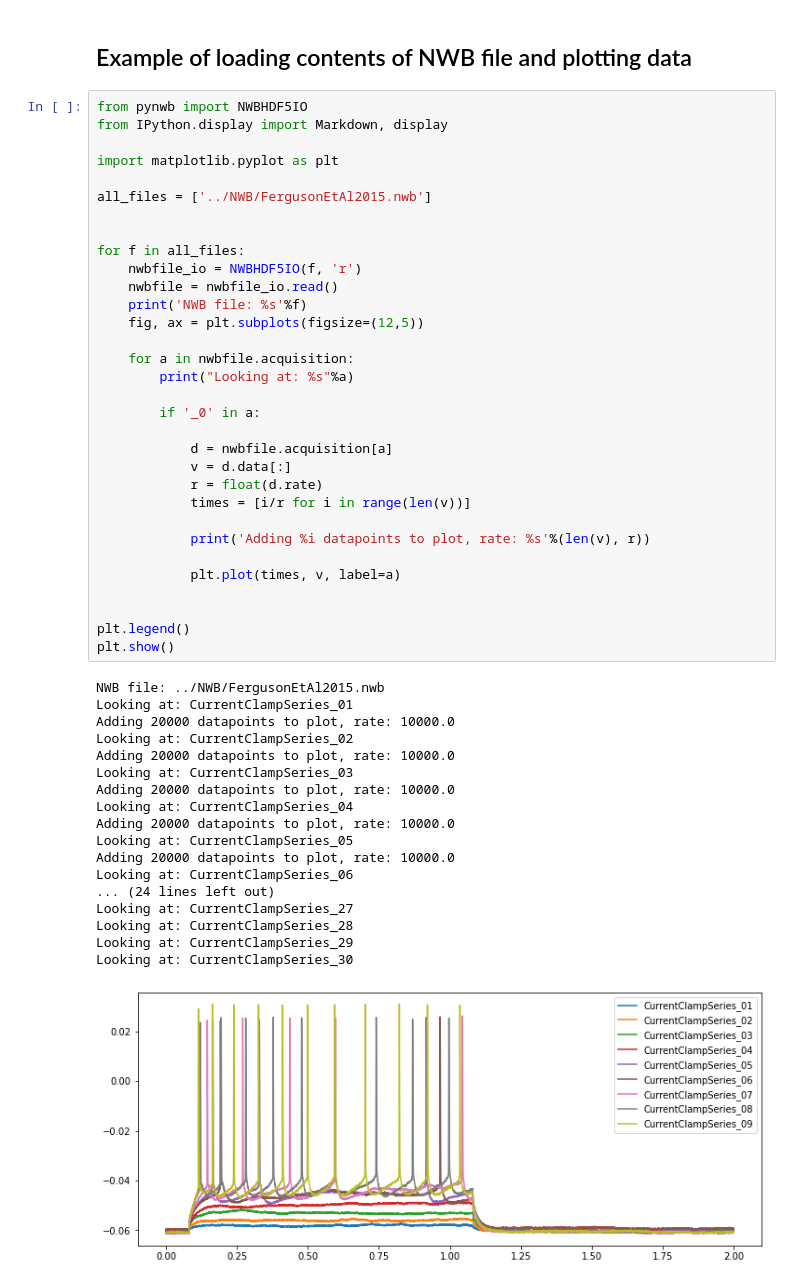
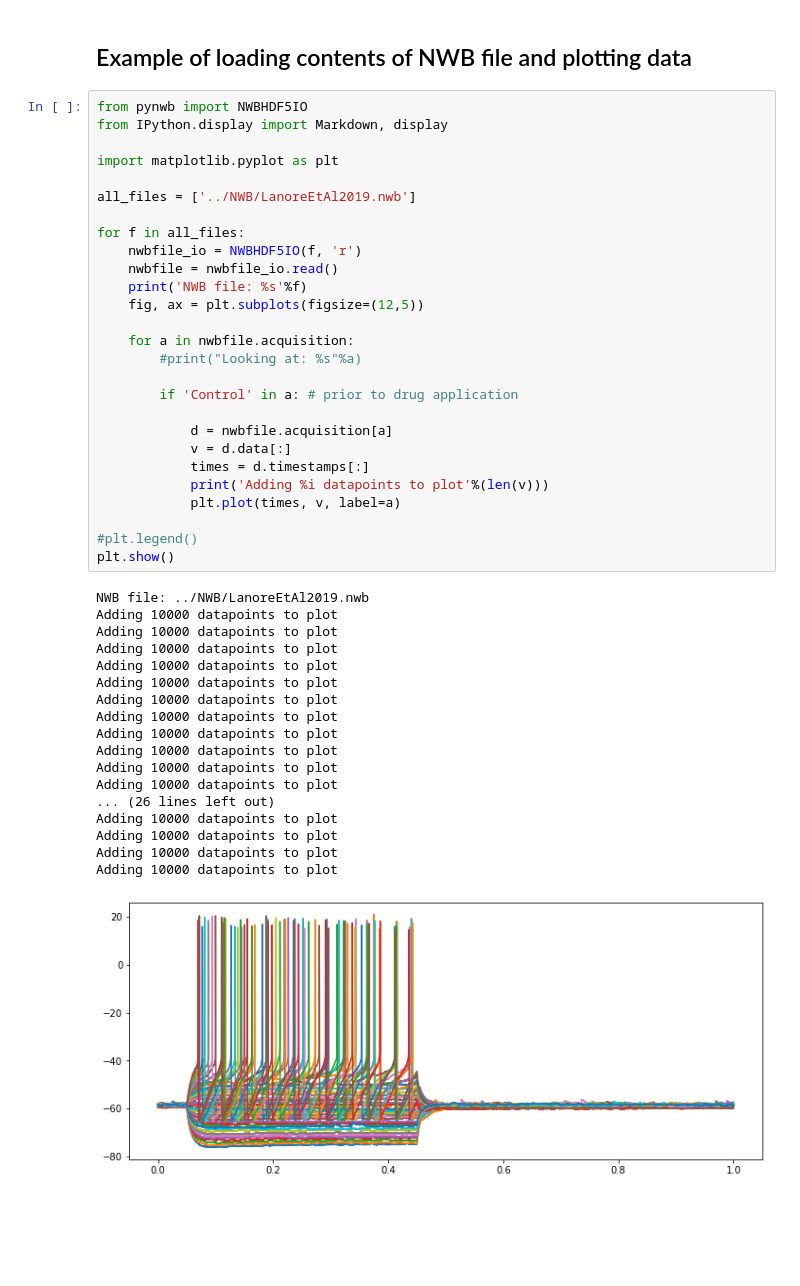
Before and after one commit to OpenSourceBrain/OSBv2_Showcase, a Jupyter notebook: notebooks/LoadNWBData.ipynb, the cells around one changed output. Saved outputs shown, nothing was run; the diff lists cells and outputs as text; blank space fills up the shorter version.

```diff
--- a/notebooks/LoadNWBData.ipynb
+++ b/notebooks/LoadNWBData.ipynb
@@ -3,51 +3,46 @@
 # %%
 from pynwb import NWBHDF5IO
 from IPython.display import Markdown, display
 
 import matplotlib.pyplot as plt
 
-all_files = ['../NWB/FergusonEtAl2015.nwb']
-
+all_files = ['../NWB/LanoreEtAl2019.nwb']
 
 for f in all_files:
     nwbfile_io = NWBHDF5IO(f, 'r')
     nwbfile = nwbfile_io.read()
     print('NWB file: %s'%f)
     fig, ax = plt.subplots(figsize=(12,5))
 
     for a in nwbfile.acquisition:
-        print("Looking at: %s"%a)
+        #print("Looking at: %s"%a)
 
-        if '_0' in a:
+        if 'Control' in a: # prior to drug application
 
             d = nwbfile.acquisition[a]
             v = d.data[:]
-            r = float(d.rate)
-            times = [i/r for i in range(len(v))]
-
-            print('Adding %i datapoints to plot, rate: %s'%(len(v), r))
-
+            times = d.timestamps[:]
+            print('Adding %i datapoints to plot'%(len(v)))
             plt.plot(times, v, label=a)
 
-
-plt.legend()
+#plt.legend()
 plt.show()
 # %% [output]
-NWB file: ../NWB/FergusonEtAl2015.nwb
-Looking at: CurrentClampSeries_01
-Adding 20000 datapoints to plot, rate: 10000.0
-Looking at: CurrentClampSeries_02
-Adding 20000 datapoints to plot, rate: 10000.0
-Looking at: CurrentClampSeries_03
-Adding 20000 datapoints to plot, rate: 10000.0
-Looking at: CurrentClampSeries_04
-Adding 20000 datapoints to plot, rate: 10000.0
-Looking at: CurrentClampSeries_05
-Adding 20000 datapoints to plot, rate: 10000.0
-Looking at: CurrentClampSeries_06
-... (24 lines left out)
-Looking at: CurrentClampSeries_27
-Looking at: CurrentClampSeries_28
-Looking at: CurrentClampSeries_29
-Looking at: CurrentClampSeries_30
+NWB file: ../NWB/LanoreEtAl2019.nwb
+Adding 10000 datapoints to plot
+Adding 10000 datapoints to plot
+Adding 10000 datapoints to plot
+Adding 10000 datapoints to plot
+Adding 10000 datapoints to plot
+Adding 10000 datapoints to plot
+Adding 10000 datapoints to plot
+Adding 10000 datapoints to plot
+Adding 10000 datapoints to plot
+Adding 10000 datapoints to plot
+Adding 10000 datapoints to plot
+... (26 lines left out)
+Adding 10000 datapoints to plot
+Adding 10000 datapoints to plot
+Adding 10000 datapoints to plot
+Adding 10000 datapoints to plot
-[figure, old version]
+[figure, new version]
```
